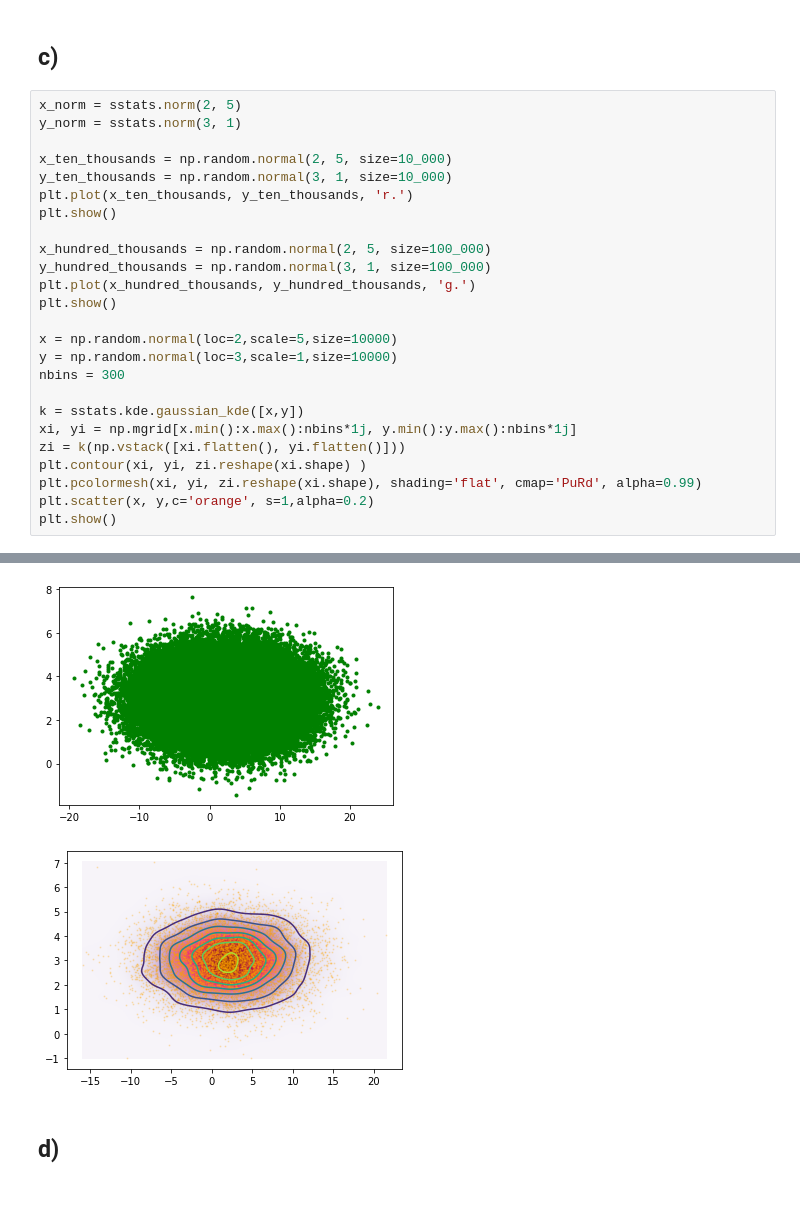
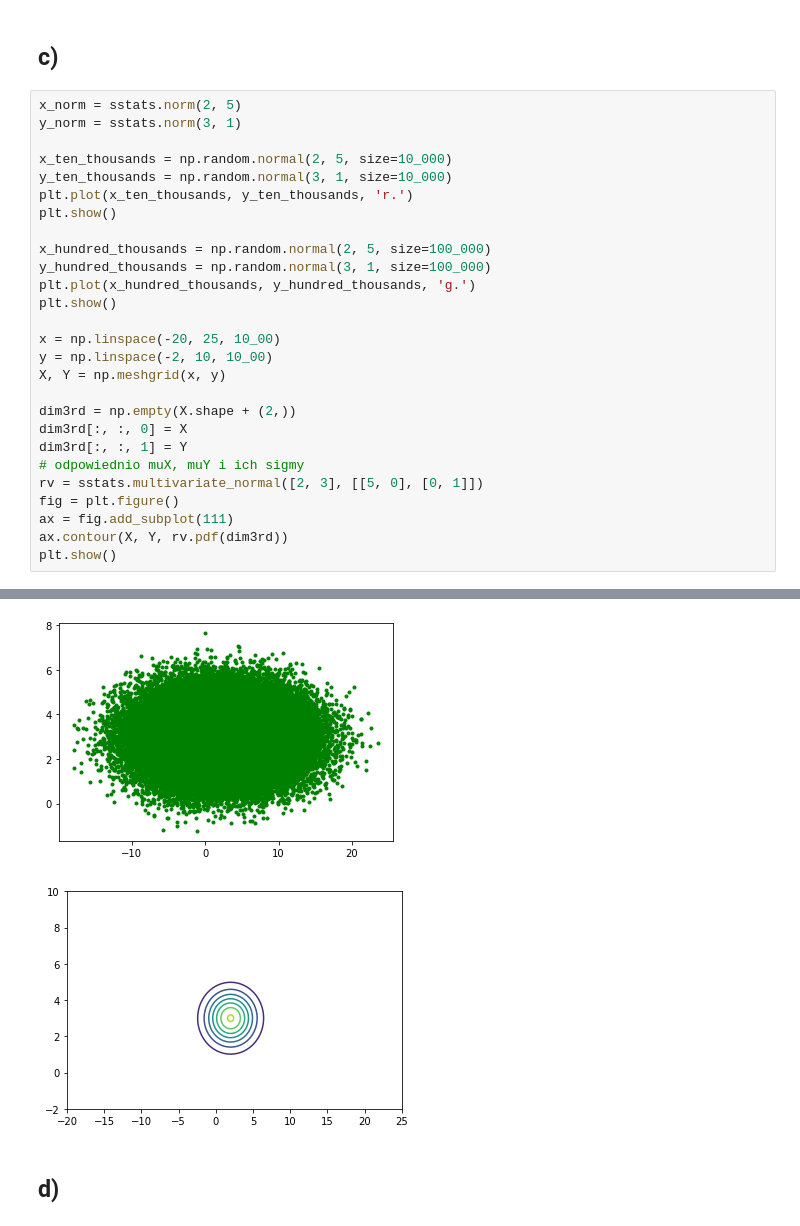
Before and after one commit to Asgavar/studia, a Jupyter notebook: semestr_5_zima_2019_20/explo/lista01/lista01.ipynb, the cells around one changed output, grey strips where cells are left out. Cells and saved outputs as stored; diff of their text form; blank space fills up the shorter version.

```diff
--- a/semestr_5_zima_2019_20/explo/lista01/lista01.ipynb
+++ b/semestr_5_zima_2019_20/explo/lista01/lista01.ipynb
@@ -105,15 +106,17 @@ y_hundred_thousands = np.random.normal(3, 1, size=100_000)
 plt.plot(x_hundred_thousands, y_hundred_thousands, 'g.')
 plt.show()
 
-x = np.random.normal(loc=2,scale=5,size=10000)
-y = np.random.normal(loc=3,scale=1,size=10000)
-nbins = 300
+x = np.linspace(-20, 25, 10_00)
+y = np.linspace(-2, 10, 10_00)
+X, Y = np.meshgrid(x, y)
 
-k = sstats.kde.gaussian_kde([x,y])
-xi, yi = np.mgrid[x.min():x.max():nbins*1j, y.min():y.max():nbins*1j]
-zi = k(np.vstack([xi.flatten(), yi.flatten()]))
-plt.contour(xi, yi, zi.reshape(xi.shape) )
-plt.pcolormesh(xi, yi, zi.reshape(xi.shape), shading='flat', cmap='PuRd', alpha=0.99)
-plt.scatter(x, y,c='orange', s=1,alpha=0.2)
+dim3rd = np.empty(X.shape + (2,))
+dim3rd[:, :, 0] = X
+dim3rd[:, :, 1] = Y
+# odpowiednio muX, muY i ich sigmy
+rv = sstats.multivariate_normal([2, 3], [[5, 0], [0, 1]])
+fig = plt.figure()
+ax = fig.add_subplot(111)
+ax.contour(X, Y, rv.pdf(dim3rd))
 plt.show()
 # %% [output]
@@ -121,5 +124,5 @@ plt.show()
-[figure, old version]
+[figure, new version]
-[figure, old version]
+[figure, new version]
 # %% [markdown]
 ## d)
 # %%
```
Also changed, not shown: parts of 6 cells of this notebook.
